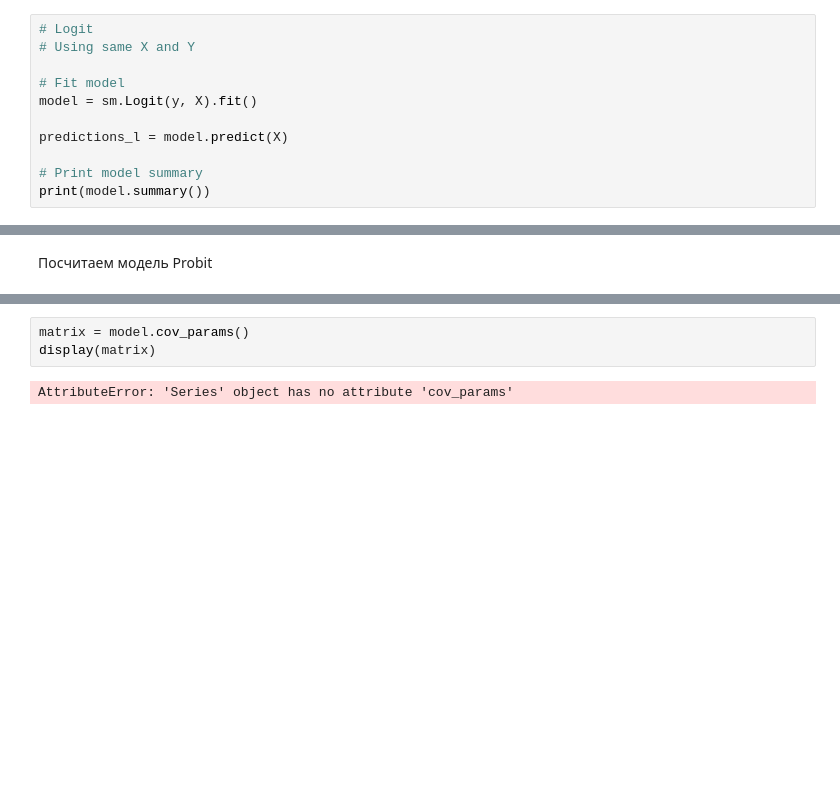
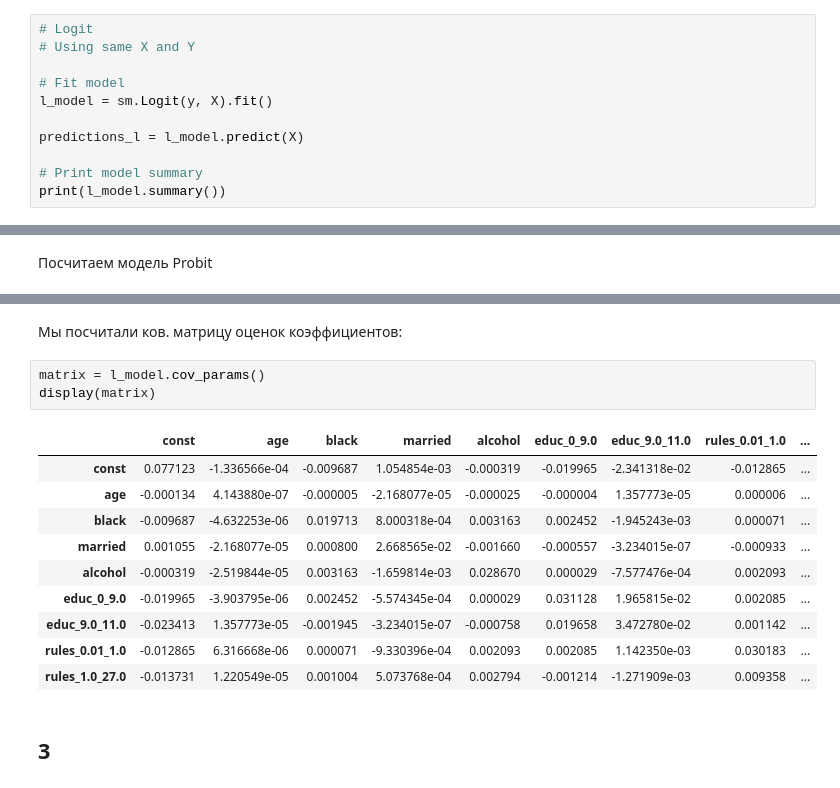
Before and after one commit to SamuraiGalahad/IDZ_HW, a Jupyter notebook: hw.ipynb, the cells around one changed output, grey strips where cells are left out. Saved outputs shown, nothing was run; the diff lists cells and outputs as text; blank space fills up the shorter version.

```diff
--- a/hw.ipynb
+++ b/hw.ipynb
@@ -199,12 +200,12 @@ strong multicollinearity or other numerical problems.
 # Using same X and Y
 
 # Fit model
-model = sm.Logit(y, X).fit()
+l_model = sm.Logit(y, X).fit()
 
-predictions_l = model.predict(X)
+predictions_l = l_model.predict(X)
 
 # Print model summary
-print(model.summary())
+print(l_model.summary())
 # %% [output]
 Optimization terminated successfully.
          Current function value: 0.638539
@@ -239,5 +275,18 @@ rules_1.0_27.0     0.5169      0.103      5.001      0.000       0.314       0.7
+# %% [markdown]
+Мы посчитали ков. матрицу оценок коэффициентов:
 # %%
-matrix = model.cov_params()
+matrix = l_model.cov_params()
 display(matrix)
 # %% [output]
-AttributeError: 'Series' object has no attribute 'cov_params'
+|  | const | age | black | married | alcohol | educ_0_9.0 | educ_9.0_11.0 | rules_0.01_1.0 | ... |
+| const | 0.077123 | -1.336566e-04 | -0.009687 | 1.054854e-03 | -0.000319 | -0.019965 | -2.341318e-02 | -0.012865 | ... |
+| age | -0.000134 | 4.143880e-07 | -0.000005 | -2.168077e-05 | -0.000025 | -0.000004 | 1.357773e-05 | 0.000006 | ... |
+| black | -0.009687 | -4.632253e-06 | 0.019713 | 8.000318e-04 | 0.003163 | 0.002452 | -1.945243e-03 | 0.000071 | ... |
+| married | 0.001055 | -2.168077e-05 | 0.000800 | 2.668565e-02 | -0.001660 | -0.000557 | -3.234015e-07 | -0.000933 | ... |
+| alcohol | -0.000319 | -2.519844e-05 | 0.003163 | -1.659814e-03 | 0.028670 | 0.000029 | -7.577476e-04 | 0.002093 | ... |
+| educ_0_9.0 | -0.019965 | -3.903795e-06 | 0.002452 | -5.574345e-04 | 0.000029 | 0.031128 | 1.965815e-02 | 0.002085 | ... |
+| educ_9.0_11.0 | -0.023413 | 1.357773e-05 | -0.001945 | -3.234015e-07 | -0.000758 | 0.019658 | 3.472780e-02 | 0.001142 | ... |
+| rules_0.01_1.0 | -0.012865 | 6.316668e-06 | 0.000071 | -9.330396e-04 | 0.002093 | 0.002085 | 1.142350e-03 | 0.030183 | ... |
+| rules_1.0_27.0 | -0.013731 | 1.220549e-05 | 0.001004 | 5.073768e-04 | 0.002794 | -0.001214 | -1.271909e-03 | 0.009358 | ... |
+# %% [markdown]
+## 3
```
Also changed, not shown: parts of 8 cells of this notebook.
